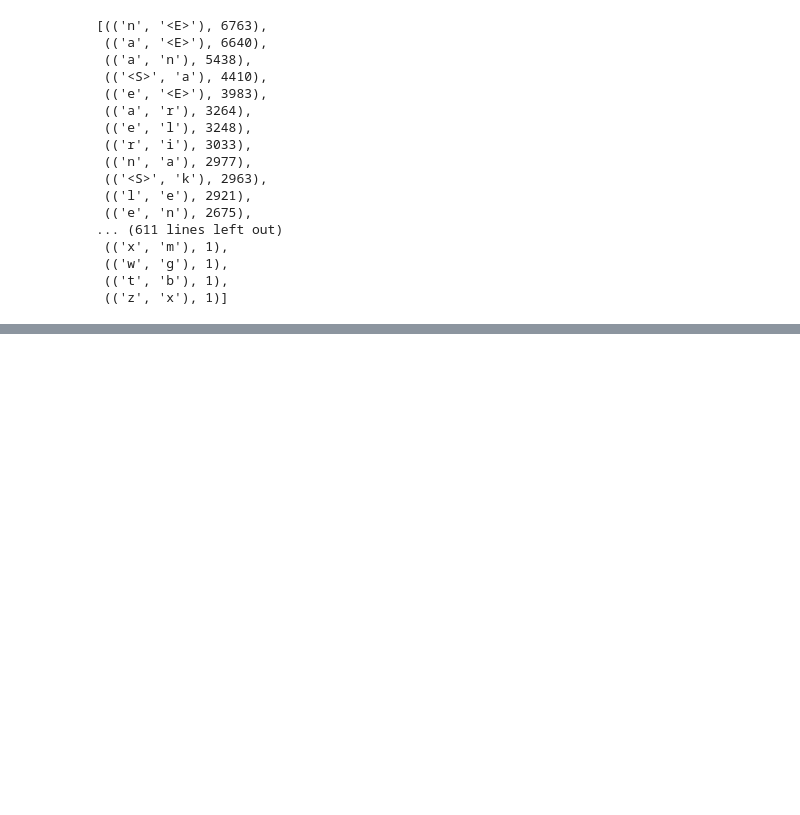
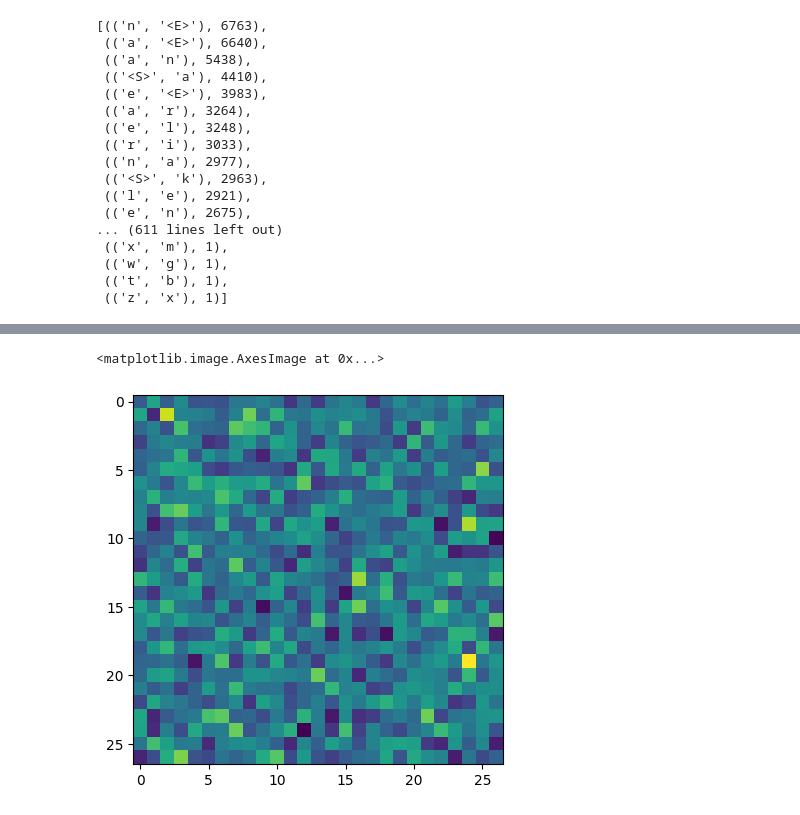
Before and after one commit to Electronica-dev/ML, a Jupyter notebook: makemore/makemore.ipynb, the cells around one changed output, grey strips where cells are left out. Cells and saved outputs as stored; diff of their text form; code cells hidden in the pictures; blank space fills up the shorter version.

```diff
--- a/makemore/makemore.ipynb
+++ b/makemore/makemore.ipynb
@@ -72,0 +225,6 @@ plt.axis("off")
+# %%
+W = torch.randn((27, 27))
+plt.imshow(W)
+# %% [output]
+<matplotlib.image.AxesImage at 0x...>
+[figure, added]
```
Also changed, not shown: parts of 42 cells of this notebook.
